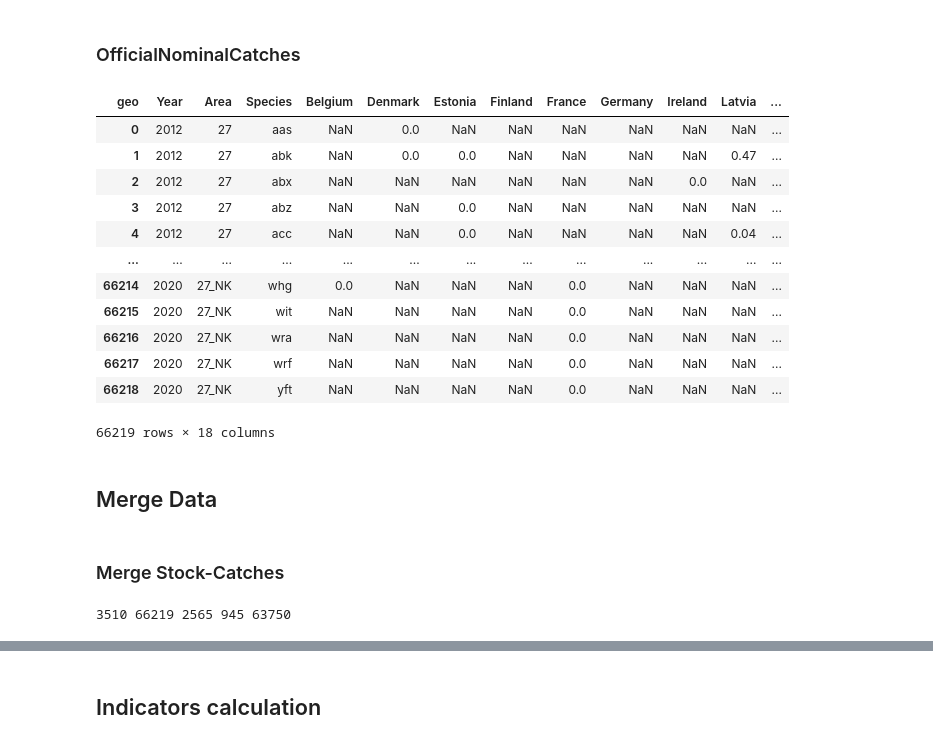
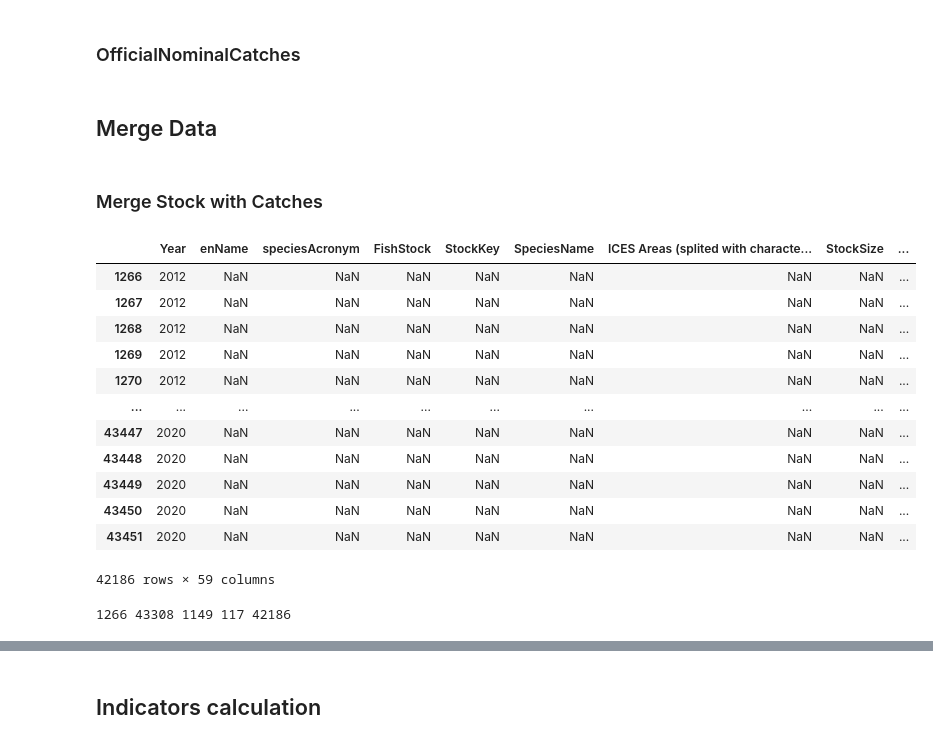
Before and after one commit to isaldiviagonzatti/sdg14, a Jupyter notebook: code/fisheries.ipynb, the cells around one changed output, grey strips where cells are left out. Saved outputs shown, nothing was run; the diff lists cells and outputs as text; code cells hidden in the pictures.

```diff
--- a/code/fisheries.ipynb
+++ b/code/fisheries.ipynb
@@ -436,9 +701,12 @@ catches = pd.read_csv(os.path.realpath('data\OfficialNominalCatches\ICESCatchDat
+# %%
+# https://www.ices.dk/data/dataset-collections/Pages/Fish-catch-and-stock-assessment.aspx
+catches = pd.read_csv(("../data\OfficialNominalCatches\ICESCatchDataset2006-2020.csv"))
 # %%
 # add country name column
 catches['geo'] = catches.Country.map(abbrev_to_country).fillna(catches.Country)
 
-# filter countries of interest
-catches = catches[catches.geo.isin(countries)]
+# filter countries of interest. commented as we want to compare total catches from stockAssessment
+# catches = catches[catches.geo.isin(countries)]
 
 # convert Species to lower case
 catches.Species = catches.Species.str.lower()
@@ -456,45 +723,48 @@ catches = catches.melt(id_vars=['Country', 'geo','Species', 'Area'],
 # %%
 catchesPivot = catches.pivot_table( columns='geo', index=['Year','Area', 'Species'] , values='CatchesCountry', aggfunc='sum').reset_index()
 catchesPivot['Year'] = catchesPivot['Year'].astype(int)
-catchesPivot
+
+# only keep the areas in the icesArea dataset
+
+catchesPivot = catchesPivot[catchesPivot.Area.isin(icesAreas.icesAreas)]
-# %% [output]
-| geo | Year | Area | Species | Belgium | Denmark | Estonia | Finland | France | Germany | Ireland | Latvia | ... |
-| 0 | 2012 | 27 | aas | NaN | 0.0 | NaN | NaN | NaN | NaN | NaN | NaN | ... |
-| 1 | 2012 | 27 | abk | NaN | 0.0 | 0.0 | NaN | NaN | NaN | NaN | 0.47 | ... |
-| 2 | 2012 | 27 | abx | NaN | NaN | NaN | NaN | NaN | NaN | 0.0 | NaN | ... |
-| 3 | 2012 | 27 | abz | NaN | NaN | 0.0 | NaN | NaN | NaN | NaN | NaN | ... |
-| 4 | 2012 | 27 | acc | NaN | NaN | 0.0 | NaN | NaN | NaN | NaN | 0.04 | ... |
-| ... | ... | ... | ... | ... | ... | ... | ... | ... | ... | ... | ... | ... |
-| 66214 | 2020 | 27_NK | whg | 0.0 | NaN | NaN | NaN | 0.0 | NaN | NaN | NaN | ... |
-| 66215 | 2020 | 27_NK | wit | NaN | NaN | NaN | NaN | 0.0 | NaN | NaN | NaN | ... |
-| 66216 | 2020 | 27_NK | wra | NaN | NaN | NaN | NaN | 0.0 | NaN | NaN | NaN | ... |
-| 66217 | 2020 | 27_NK | wrf | NaN | NaN | NaN | NaN | 0.0 | NaN | NaN | NaN | ... |
-| 66218 | 2020 | 27_NK | yft | NaN | NaN | NaN | NaN | 0.0 | NaN | NaN | NaN | ... |
-66219 rows × 18 columns
 # %% [markdown]
 ## Merge Data
 # %% [markdown]
-### Merge Stock-Catches
+### Merge Stock with Catches
 # %%
-# merge stock and catches data, left or right to check non-matching areas
+# merge stock and catches data, left or right to check non-matching rows
 mStockCatch = stockMelt.merge(catchesPivot, left_on=['speciesAcronym','area','Year'],
-                            right_on=['Species', 'Area', 'Year'], how='outer', indicator=True)
-# check the
-checkCatches = mStockCatch[mStockCatch._merge == 'both'].copy()
-# mStockCatch[mStockCatch._merge == 'right_only'].Area.unique() # check areas in Catches
+                            right_on=['Species', 'Area', 'Year'], how='outer', indicator='_mergeCatch')
 
-checkCatches['official'] = checkCatches[['Belgium', 'Denmark', 'Estonia', 'Finland', 'France',
-       'Germany', 'Ireland', 'Latvia', 'Lithuania', 'Netherlands', 'Poland',
-       'Portugal', 'Spain', 'Sweden', 'United Kingdom of GB',]].sum(axis=1)
-
-checkCatches.Catches = checkCatches.Catches.astype(np.float64)
-checkCatches['diff'] = (checkCatches.official - checkCatches.Catches)/checkCatches.Catches
-checkCatches.to_csv('data\checkCatches.csv', index=False)
+mStockCatch['sumOffCatches'] = mStockCatch[['Belgium', 'China', 'Denmark', 'Estonia', 'Faroe Islands',
+       'Finland', 'France', 'Germany', 'Greenland', 'Guernsey', 'Iceland',
+       'Ireland', 'Isle of Man', 'Japan', 'Jersey', 'Korea, Republic of',
+       'Latvia', 'Lithuania', 'Netherlands', 'Norway', 'Poland', 'Portugal',
+       'Russian Federation', 'Spain', 'Sweden', 'Taiwan, Province of China',
+       'United Kingdom of GB']].sum(axis=1)
+# %%
+mStockCatch[mStockCatch['_mergeCatch']=='right_only']
+# %% [output]
+|  | Year | enName | speciesAcronym | FishStock | StockKey | SpeciesName | ICES Areas (splited with characte... | StockSize | ... |
+| 1266 | 2012 | NaN | NaN | NaN | NaN | NaN | NaN | NaN | ... |
+| 1267 | 2012 | NaN | NaN | NaN | NaN | NaN | NaN | NaN | ... |
+| 1268 | 2012 | NaN | NaN | NaN | NaN | NaN | NaN | NaN | ... |
+| 1269 | 2012 | NaN | NaN | NaN | NaN | NaN | NaN | NaN | ... |
+| 1270 | 2012 | NaN | NaN | NaN | NaN | NaN | NaN | NaN | ... |
+| ... | ... | ... | ... | ... | ... | ... | ... | ... | ... |
+| 43447 | 2020 | NaN | NaN | NaN | NaN | NaN | NaN | NaN | ... |
+| 43448 | 2020 | NaN | NaN | NaN | NaN | NaN | NaN | NaN | ... |
+| 43449 | 2020 | NaN | NaN | NaN | NaN | NaN | NaN | NaN | ... |
+| 43450 | 2020 | NaN | NaN | NaN | NaN | NaN | NaN | NaN | ... |
+| 43451 | 2020 | NaN | NaN | NaN | NaN | NaN | NaN | NaN | ... |
+42186 rows × 59 columns
 # %%
-print(len(stockMelt),
+print(
+len(stockMelt),
 len(catchesPivot),
-len(mStockCatch[mStockCatch._merge == 'both']),
-len(mStockCatch[mStockCatch._merge == 'left_only']),
-len(mStockCatch[mStockCatch._merge == 'right_only']))
+len(mStockCatch[mStockCatch._mergeCatch == 'both']),
+len(mStockCatch[mStockCatch._mergeCatch == 'left_only']),
+len(mStockCatch[mStockCatch._mergeCatch == 'right_only'])
+)
 # %% [output]
-3510 66219 2565 945 63750
+1266 43308 1149 117 42186
```
Also changed, not shown: parts of 55 cells of this notebook, 7 other files.
